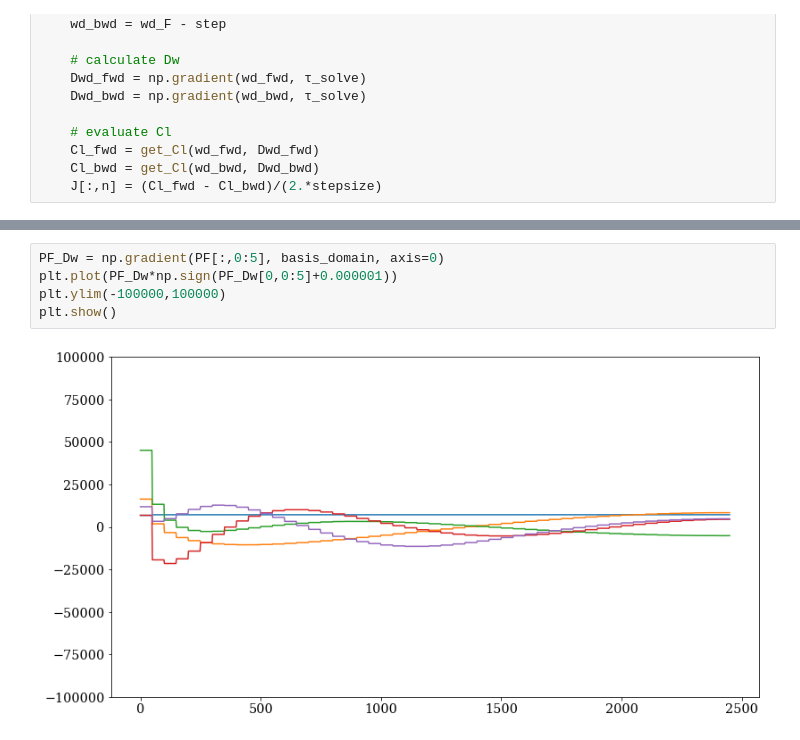
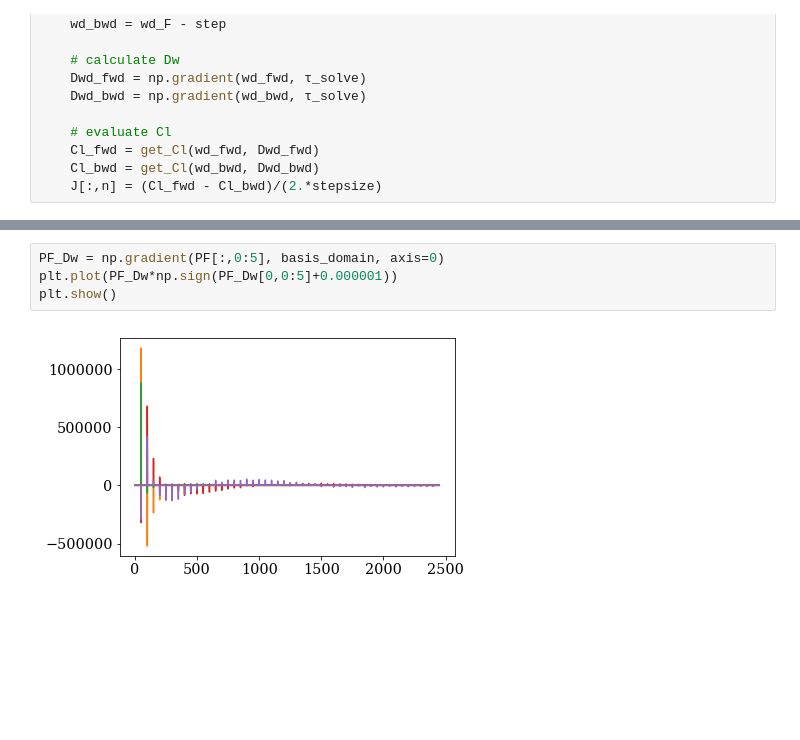
Before and after one commit to aifer4/summer_2019, a Jupyter notebook: PCA_numba.ipynb, the cells around one changed output, grey strips where cells are left out. Saved outputs shown, nothing was run; the diff lists cells and outputs as text; blank space fills up the shorter version.

```diff
--- a/PCA_numba.ipynb
+++ b/PCA_numba.ipynb
@@ -273,7 +272,6 @@ plt.show()
 # %%
 PF_Dw = np.gradient(PF[:,0:5], basis_domain, axis=0)
 plt.plot(PF_Dw*np.sign(PF_Dw[0,0:5]+0.000001))
-plt.ylim(-100000,100000)
 plt.show()
 # %% [output]
-[figure, old version]
+[figure, new version]
```
Also changed, not shown: parts of 5 cells of this notebook, 19 other files.
